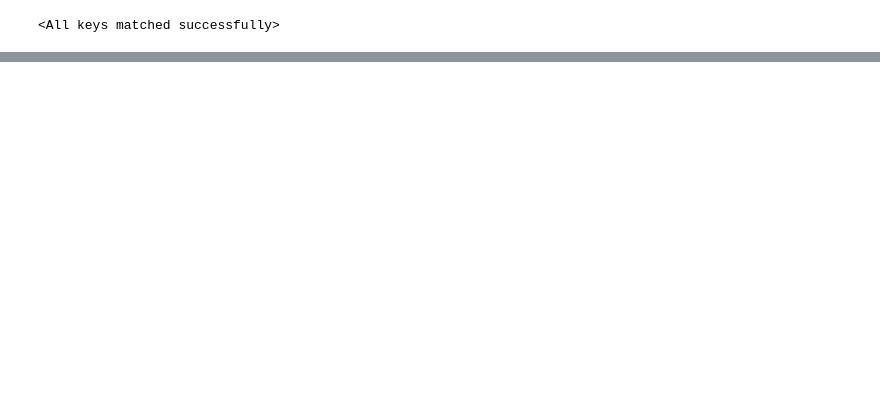
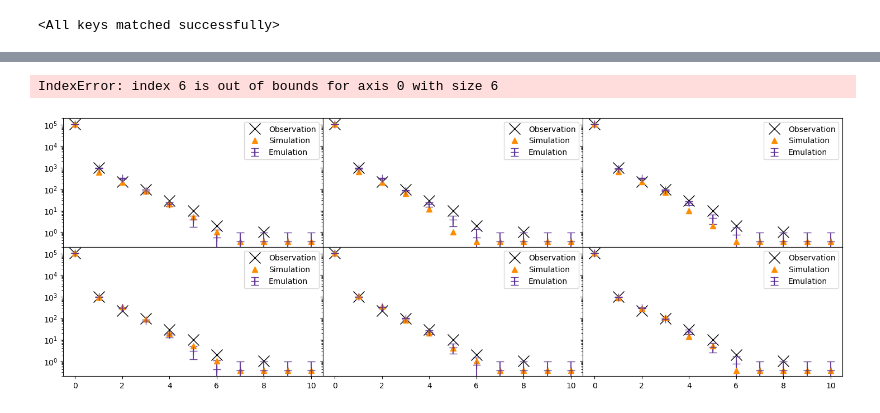
Before and after one commit to vtardugno/planet_pops, a Jupyter notebook: notebooks/emcee_sampling.ipynb, the cells around one changed output, grey strips where cells are left out. Drawn from its saved outputs; the diff is of its cells as text; code cells hidden in the pictures; blank space fills up the shorter version.

```diff
--- a/notebooks/emcee_sampling.ipynb
+++ b/notebooks/emcee_sampling.ipynb
@@ -236,7 +186,7 @@ def log_probability(theta):
 # %%
 ndim = 7  # Number of parameters
 nwalkers = 4 * ndim  # Recommended: 2-4 times ndim
-nsteps = 20000
+nsteps = 50000
 chunk_size = 1000  # Save every N steps
 nchunks = nsteps // chunk_size
 output_file = "mcmc_chain.h5"
@@ -245,12 +195,14 @@ backend = emcee.backends.HDFBackend(output_file)
 backend.reset(nwalkers, ndim)
 
 p0 = np.random.uniform(
-    low=[5, -0.8, 1.1, 5, 1, 7, 0.7],  # Lower bounds
-    high=[6, -0.9, 1.2, 6, 2, 8, 0.8],  # Upper bounds
+    low=[7, -0.8, 1.1, 5, 1, 5, 0.6],  # Lower bounds
+    high=[8, -0.9, 1.11, 6, 2, 8, 0.7],  # Upper bounds
     size=(nwalkers, ndim)
 )
 
 sampler = emcee.EnsembleSampler(nwalkers, ndim, log_probability,backend=backend)
+
+#p0 = sampler.get_last_sample().coords
 
 for i in range(nchunks):
     print(f"Running chunk {i+1}/{nchunks}...")
@@ -403,6 +366,7 @@ sim_ys_v3 = []
 sim_xs = []
 
 ems_y = []
+likes = []
 
 for i, sim in enumerate(sim_files_y):
     if torch.sum(torch.load(sim)[0]) > 108013:
@@ -414,55 +378,56 @@ for i, sim in enumerate(sim_files_y):
             sim_ys.append(torch.load(sim_files_y[i])[0])
             theta = torch.load(sim_files_x[i])[0]
             sim_xs.append(theta)
+            #likes.append(log_like(theta))
             eta = torch.Tensor([theta[-1]])
             em = model(theta[:-1] / norm_factor[:-1]) + torch.log(1. - eta)
             if eta != 0.0:
                 em[0] = torch.logaddexp(torch.log(eta), em[0])
             ems_y.append(em.detach().numpy())
 
+
 sim_ys = np.array(sim_ys)
 sim_ys_v2 = np.array(sim_ys_v2)
 sim_ys_v3 = np.array(sim_ys_v3)
 sim_xs = np.array(sim_xs)
+
 ems_y = np.array(ems_y)
 
 ems_y = np.exp(ems_y)*N
 ems_y[ems_y<1/(np.e)] = 1/(np.e)
 em_err = ems_y**0.5
 
 sim_ys[sim_ys==0.0] = 1/(np.e)
 sim_ys_v2[sim_ys_v2==0.0] = 1/(np.e)
 sim_ys_v2[sim_ys_v2==0.0] = 1/(np.e)
 
-n_plots = len(sim_ys)
-
+n_plots = len(sim_ys[::6])
 ncols = 3
 nrows = int(np.ceil(n_plots / ncols))
 
-fig, axs = plt.subplots(nrows, ncols, figsize=(6 * ncols, 4 * nrows), sharex=True)
-
+fig, axs = plt.subplots(nrows, ncols, figsize=(6 * ncols, 3 * nrows), sharex=True,sharey=True)
+plt.subplots_adjust(wspace=0, hspace=0)
 # Flatten the 2D array of axes to make it easier to iterate
 axs = axs.flatten()
 
 for i, y in enumerate(sim_ys):
     ax = axs[i]
-    ax.semilogy(range(0, 11), observation, "x", markersize=15, color="black", label="observation")
-    ax.errorbar(range(0, 11), ems_y[i], yerr=em_err[i], fmt="+", markersize=10, capsize=5, color="blue", label="emulated")
-    ax.semilogy(range(0, 11), sim_ys[i], "^", markersize=7, color="red", label="simulated")
-    ax.semilogy(range(0, 11), sim_ys_v2[i], "^", markersize=7, color="red")
-    ax.semilogy(range(0, 11), sim_ys_v3[i], "^", markersize=7, color="red")
+    ax.semilogy(range(0, 11), observation, "x", markersize=15, color="black", label="Observation")
+    ax.errorbar(range(0, 11), ems_y[i], yerr=em_err[i], fmt="+", markersize=10, capsize=5, color="#5A2E91",alpha=0.9 ,label="Emulation")
+    ax.semilogy(range(0, 11), sim_ys[i], "^", markersize=7, color="darkorange", label="Simulation")
 
-    ax.set_ylabel("Count (log scale)")
     ax.legend()
 
-# Turn off any unused subplots
+
 for j in range(i + 1, len(axs)):
     fig.delaxes(axs[j])
 
-# Set x-label on bottom row only
+
 for ax in axs[-ncols:]:
     ax.set_xlabel("Multiplicity")
-
 #plt.title("Em vs Sim from Sampled Posterior")
 plt.tight_layout()
 plt.show()
+# %% [output]
+IndexError: index 6 is out of bounds for axis 0 with size 6
+[figure, added]
```
Also changed, not shown: parts of 9 cells of this notebook, 9 other files.
